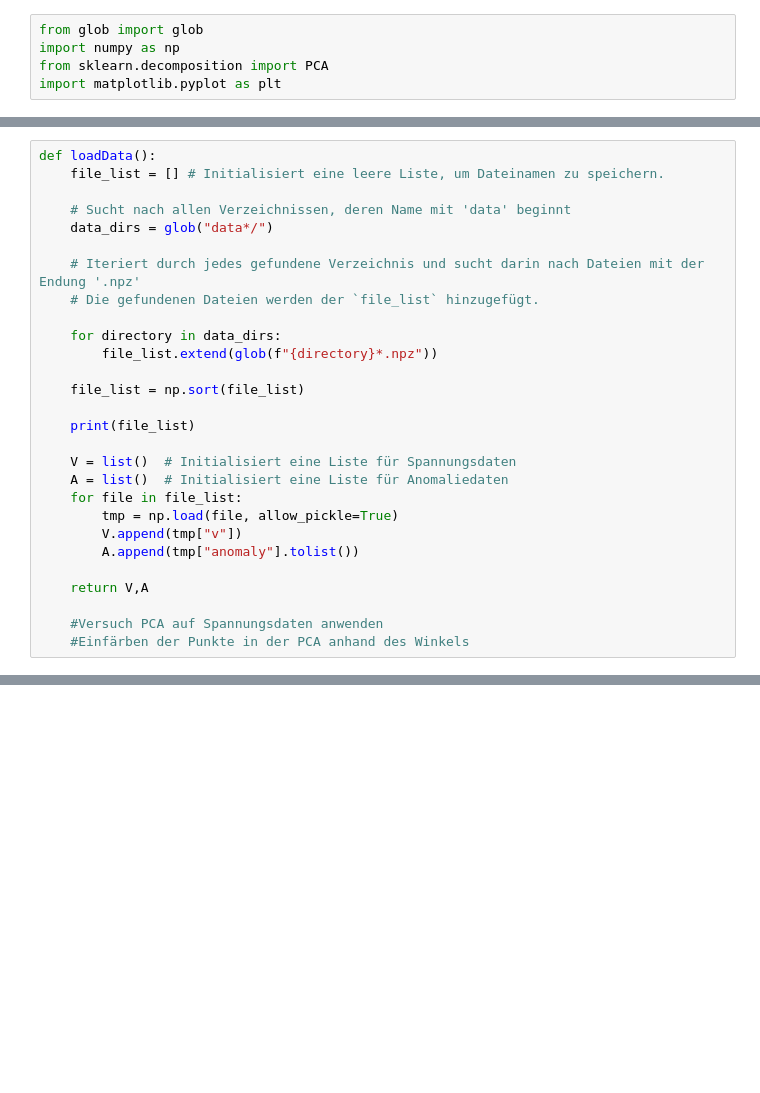
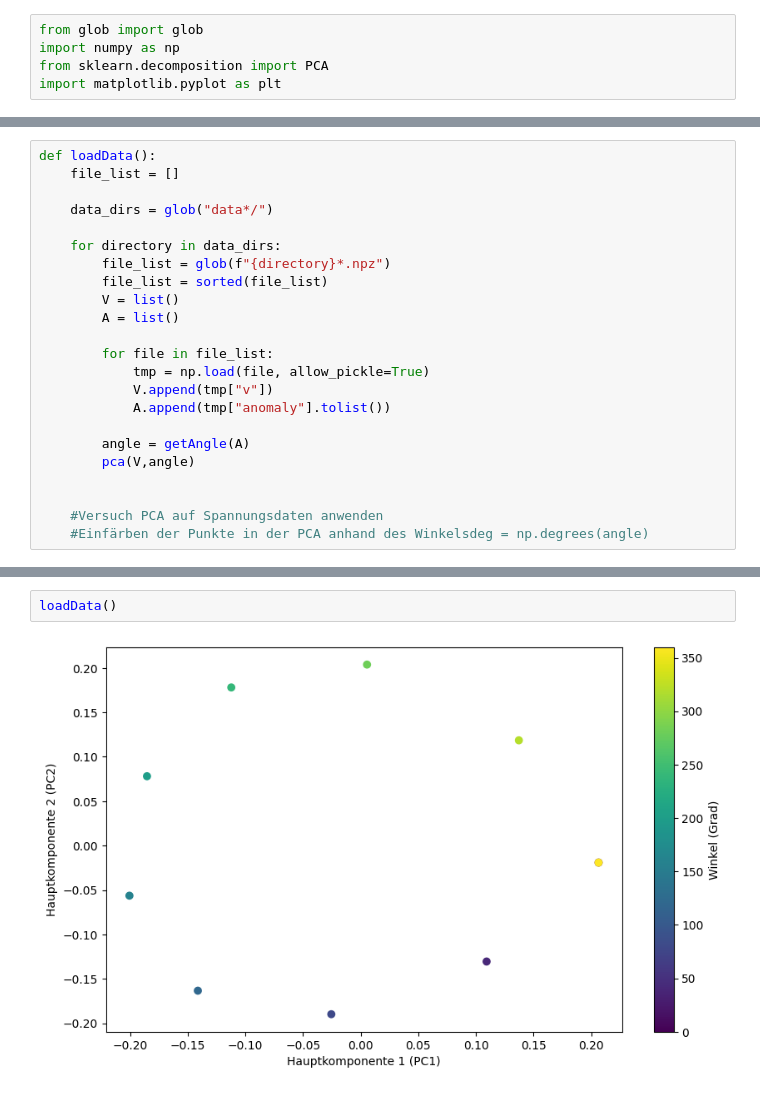
Before and after one commit to Peer076/Master-Thesis-EIT, a Jupyter notebook: pca.ipynb, the cells around one changed output, grey strips where cells are left out. Drawn from its saved outputs; the diff is of its cells as text; blank space fills up the shorter version.

```diff
--- a/pca.ipynb
+++ b/pca.ipynb
@@ -6,28 +38,23 @@ import matplotlib.pyplot as plt
 # %%
 def loadData():
-    file_list = [] # Initialisiert eine leere Liste, um Dateinamen zu speichern.
+    file_list = []
 
-    # Sucht nach allen Verzeichnissen, deren Name mit 'data' beginnt
     data_dirs = glob("data*/")
 
-    # Iteriert durch jedes gefundene Verzeichnis und sucht darin nach Dateien mit der Endung '.npz'
-    # Die gefundenen Dateien werden der `file_list` hinzugefügt.
+    for directory in data_dirs:
+        file_list = glob(f"{directory}*.npz")
+        file_list = sorted(file_list)
+        V = list()
+        A = list()
 
-    for directory in data_dirs:
-        file_list.extend(glob(f"{directory}*.npz"))
+        for file in file_list:
+            tmp = np.load(file, allow_pickle=True)
+            V.append(tmp["v"])
+            A.append(tmp["anomaly"].tolist())
 
-    file_list = np.sort(file_list)
+        angle = getAngle(A)
+        pca(V,angle)
 
-    print(file_list)
-
-    V = list()  # Initialisiert eine Liste für Spannungsdaten
-    A = list()  # Initialisiert eine Liste für Anomaliedaten
-    for file in file_list:
-        tmp = np.load(file, allow_pickle=True)
-        V.append(tmp["v"])
-        A.append(tmp["anomaly"].tolist())
-
-    return V,A
 
     #Versuch PCA auf Spannungsdaten anwenden
-    #Einfärben der Punkte in der PCA anhand des Winkels
+    #Einfärben der Punkte in der PCA anhand des Winkelsdeg = np.degrees(angle)
@@ -107,0 +61,4 @@ plt.show()
+# %%
+loadData()
+# %% [output]
+[figure, added]
```
Also changed, not shown: parts of 6 cells of this notebook.
